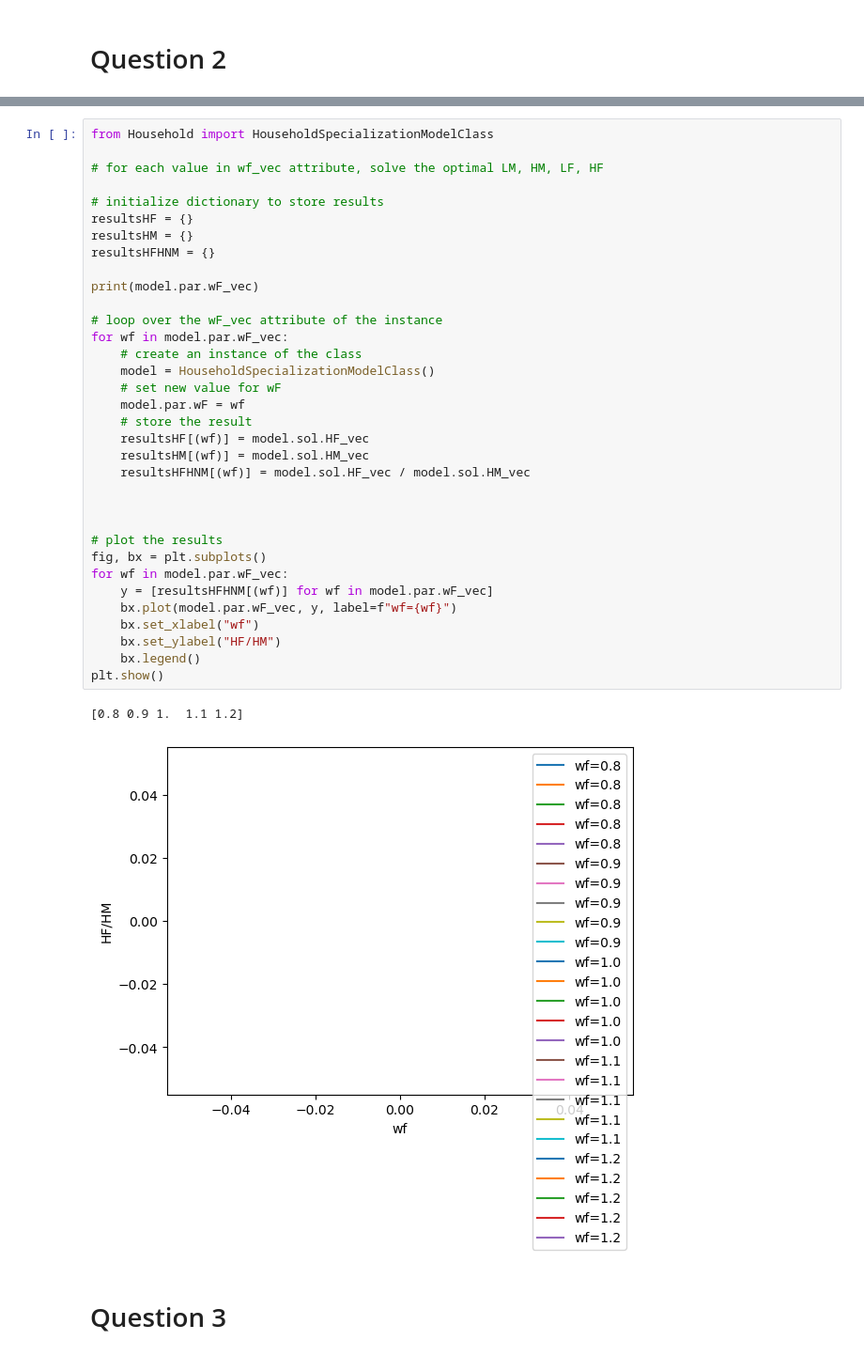
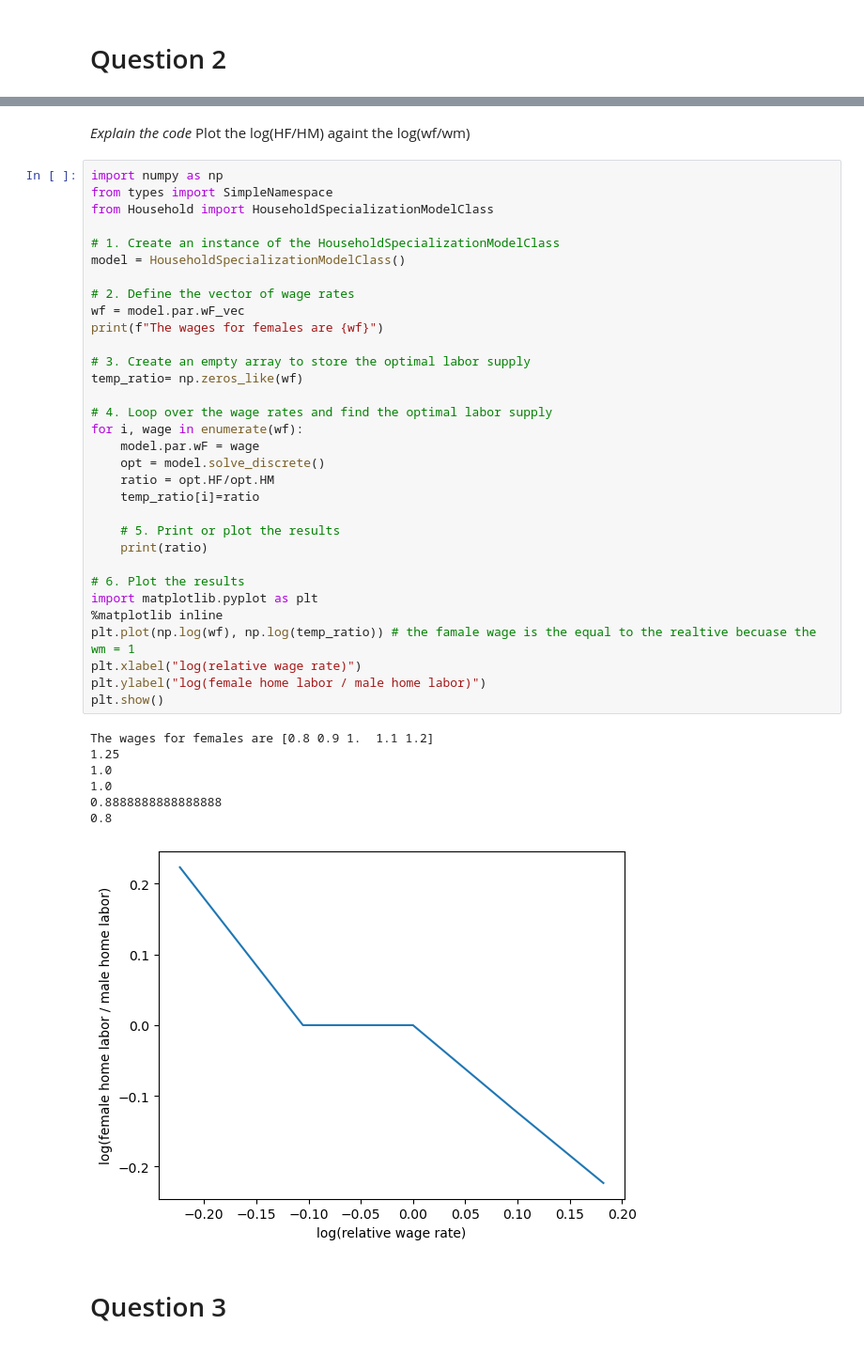
Before and after one commit to NumEconCopenhagen/projects-2023-agnete_louise_mathilde, a Jupyter notebook: inauguralproject/inauguralproject.ipynb, the cells around one changed output, grey strips where cells are left out. Shown at 94% size. Drawn from its saved outputs; the diff is of its cells as text.

```diff
--- a/inauguralproject/inauguralproject.ipynb
+++ b/inauguralproject/inauguralproject.ipynb
@@ -91,40 +89,46 @@ elasiticy of substition
-# %%
-from Household import HouseholdSpecializationModelClass
-
-# for each value in wf_vec attribute, solve the optimal LM, HM, LF, HF
-
-# initialize dictionary to store results
-resultsHF = {}
-resultsHM = {}
-resultsHFHNM = {}
-
-print(model.par.wF_vec)
-
-# loop over the wF_vec attribute of the instance
-for wf in model.par.wF_vec:
-    # create an instance of the class
-    model = HouseholdSpecializationModelClass()
-    # set new value for wF
-    model.par.wF = wf
-    # store the result
-    resultsHF[(wf)] = model.sol.HF_vec
-    resultsHM[(wf)] = model.sol.HM_vec
-    resultsHFHNM[(wf)] = model.sol.HF_vec / model.sol.HM_vec
-
-
-
-# plot the results
-fig, bx = plt.subplots()
-for wf in model.par.wF_vec:
-    y = [resultsHFHNM[(wf)] for wf in model.par.wF_vec]
-    bx.plot(model.par.wF_vec, y, label=f"wf={wf}")
-    bx.set_xlabel("wf")
-    bx.set_ylabel("HF/HM")
-    bx.legend()
-plt.show()
-# %% [output]
-[0.8 0.9 1.  1.1 1.2]
-[figure, removed]
+# %% [markdown]
+*Explain the code*
+Plot the log(HF/HM) againt the log(wf/wm)
+# %%
+import numpy as np
+from types import SimpleNamespace
+from Household import HouseholdSpecializationModelClass
+
+# 1. Create an instance of the HouseholdSpecializationModelClass
+model = HouseholdSpecializationModelClass()
+
+# 2. Define the vector of wage rates
+wf = model.par.wF_vec
+print(f"The wages for females are {wf}")
+
+# 3. Create an empty array to store the optimal labor supply
+temp_ratio= np.zeros_like(wf)
+
+# 4. Loop over the wage rates and find the optimal labor supply
+for i, wage in enumerate(wf):
+    model.par.wF = wage
+    opt = model.solve_discrete()
+    ratio = opt.HF/opt.HM
+    temp_ratio[i]=ratio
+
+    # 5. Print or plot the results
+    print(ratio)
+
+# 6. Plot the results
+import matplotlib.pyplot as plt
+%matplotlib inline
+plt.plot(np.log(wf), np.log(temp_ratio)) # the famale wage is the equal to the realtive becuase the wm = 1
+plt.xlabel("log(relative wage rate)")
+plt.ylabel("log(female home labor / male home labor)")
+plt.show()
+# %% [output]
+The wages for females are [0.8 0.9 1.  1.1 1.2]
+1.25
+1.0
+1.0
+0.8888888888888888
+0.8
+[figure, added]
 # %% [markdown]
 # Question 3
 # %% [markdown]
```
Also changed, not shown: parts of 2 cells of this notebook.
